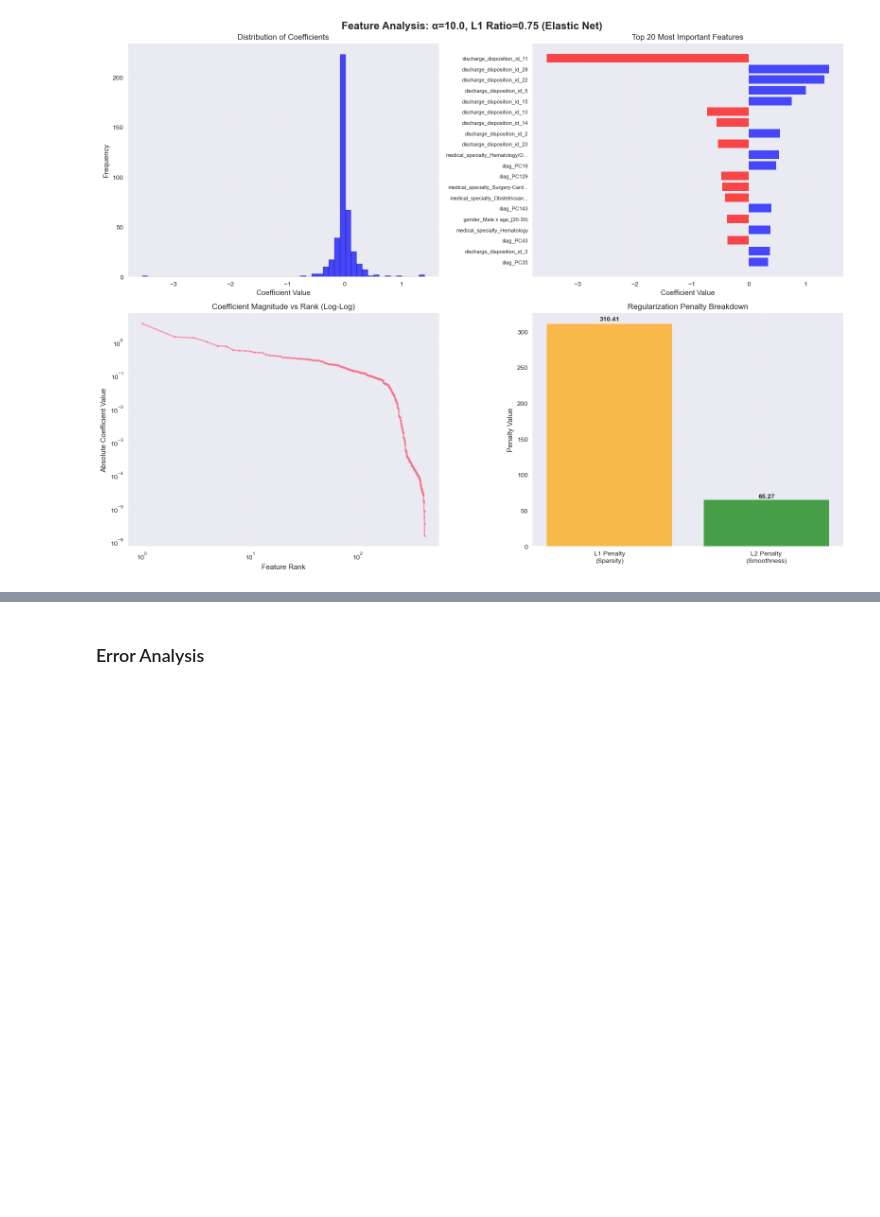
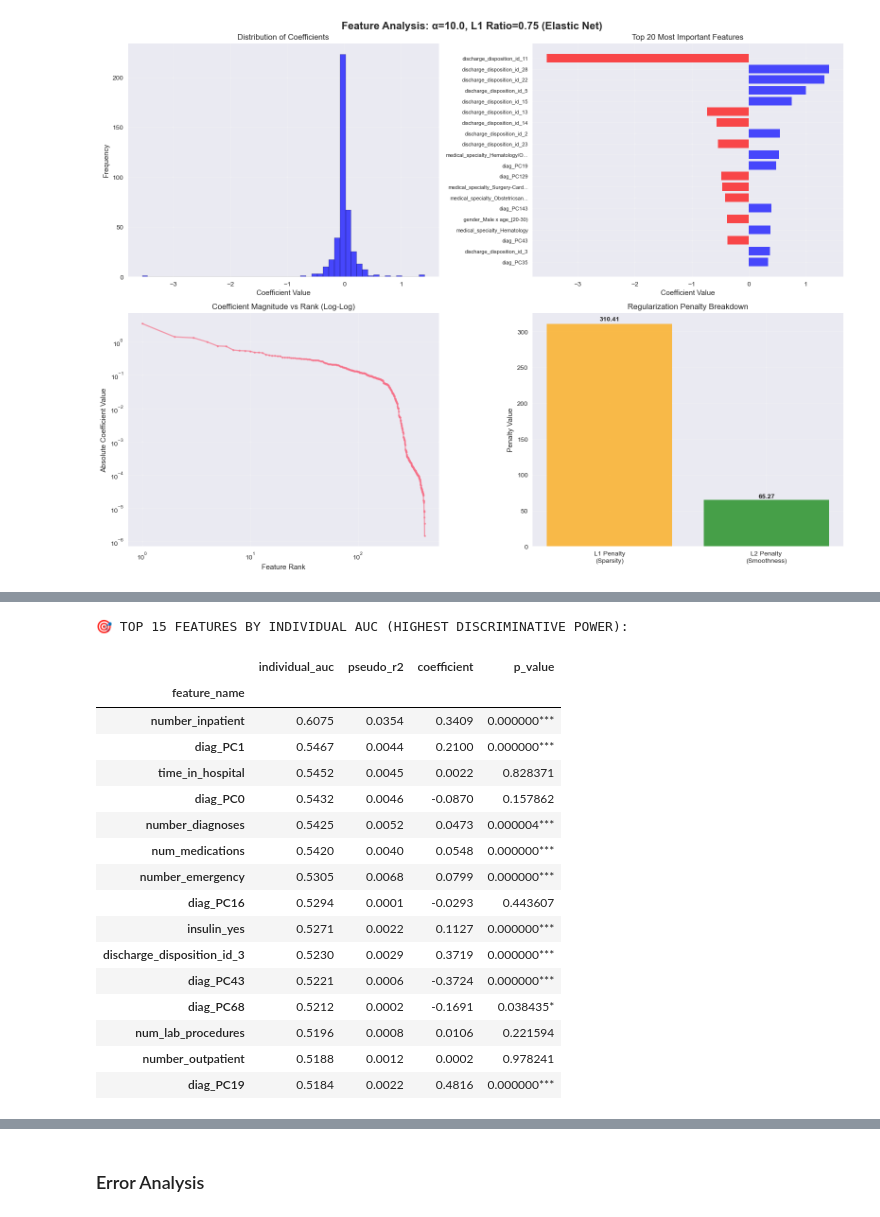
Before and after one commit to yongjun21/Team10_IT5006_Healthcare_Analytics_AY2526, a Jupyter notebook: notebooks/baseline.ipynb, the cells around one changed output, grey strips where cells are left out. Saved outputs shown, nothing was run; the diff lists cells and outputs as text; code cells hidden in the pictures; blank space fills up the shorter version.

```diff
--- a/notebooks/baseline.ipynb
+++ b/notebooks/baseline.ipynb
@@ -814,0 +872,38 @@ Rank Feature                                            Pseudo R²  AUC      Coe
+# %%
+print(f"🎯 TOP 15 FEATURES BY INDIVIDUAL AUC (HIGHEST DISCRIMINATIVE POWER):")
+
+# Sort by individual AUC (descending)
+auc_sorted = feature_analysis_df.sort_values('individual_auc', ascending=False)
+
+# Create display DataFrame for top features by individual AUC
+auc_display_cols = ['individual_auc', 'pseudo_r2', 'coefficient', 'p_value']
+top_auc_display = auc_sorted[auc_display_cols].head(15)
+top_auc_display.index = auc_sorted['feature_name'].head(15)
+
+# Format columns for better display
+top_auc_display['individual_auc'] = top_auc_display['individual_auc'].map('{:.4f}'.format)
+top_auc_display['pseudo_r2'] = top_auc_display['pseudo_r2'].map('{:.4f}'.format)
+top_auc_display['coefficient'] = top_auc_display['coefficient'].map('{:.4f}'.format)
+top_auc_display['p_value'] = top_auc_display['p_value'].map(format_p_value)
+
+# Apply left alignment to p-values
+top_auc_display.style.set_properties(subset=['p_value'], **{'text-align': 'left'})
+# %% [output]
+🎯 TOP 15 FEATURES BY INDIVIDUAL AUC (HIGHEST DISCRIMINATIVE POWER):
+|  | individual_auc | pseudo_r2 | coefficient | p_value |
+| feature_name |  |  |  |  |
+| number_inpatient | 0.6075 | 0.0354 | 0.3409 | 0.000000*** |
+| diag_PC1 | 0.5467 | 0.0044 | 0.2100 | 0.000000*** |
+| time_in_hospital | 0.5452 | 0.0045 | 0.0022 | 0.828371 |
+| diag_PC0 | 0.5432 | 0.0046 | -0.0870 | 0.157862 |
+| number_diagnoses | 0.5425 | 0.0052 | 0.0473 | 0.000004*** |
+| num_medications | 0.5420 | 0.0040 | 0.0548 | 0.000000*** |
+| number_emergency | 0.5305 | 0.0068 | 0.0799 | 0.000000*** |
+| diag_PC16 | 0.5294 | 0.0001 | -0.0293 | 0.443607 |
+| insulin_yes | 0.5271 | 0.0022 | 0.1127 | 0.000000*** |
+| discharge_disposition_id_3 | 0.5230 | 0.0029 | 0.3719 | 0.000000*** |
+| diag_PC43 | 0.5221 | 0.0006 | -0.3724 | 0.000000*** |
+| diag_PC68 | 0.5212 | 0.0002 | -0.1691 | 0.038435* |
+| num_lab_procedures | 0.5196 | 0.0008 | 0.0106 | 0.221594 |
+| number_outpatient | 0.5188 | 0.0012 | 0.0002 | 0.978241 |
+| diag_PC19 | 0.5184 | 0.0022 | 0.4816 | 0.000000*** |
```
Also changed, not shown: parts of 20 cells of this notebook, 2 other files.
